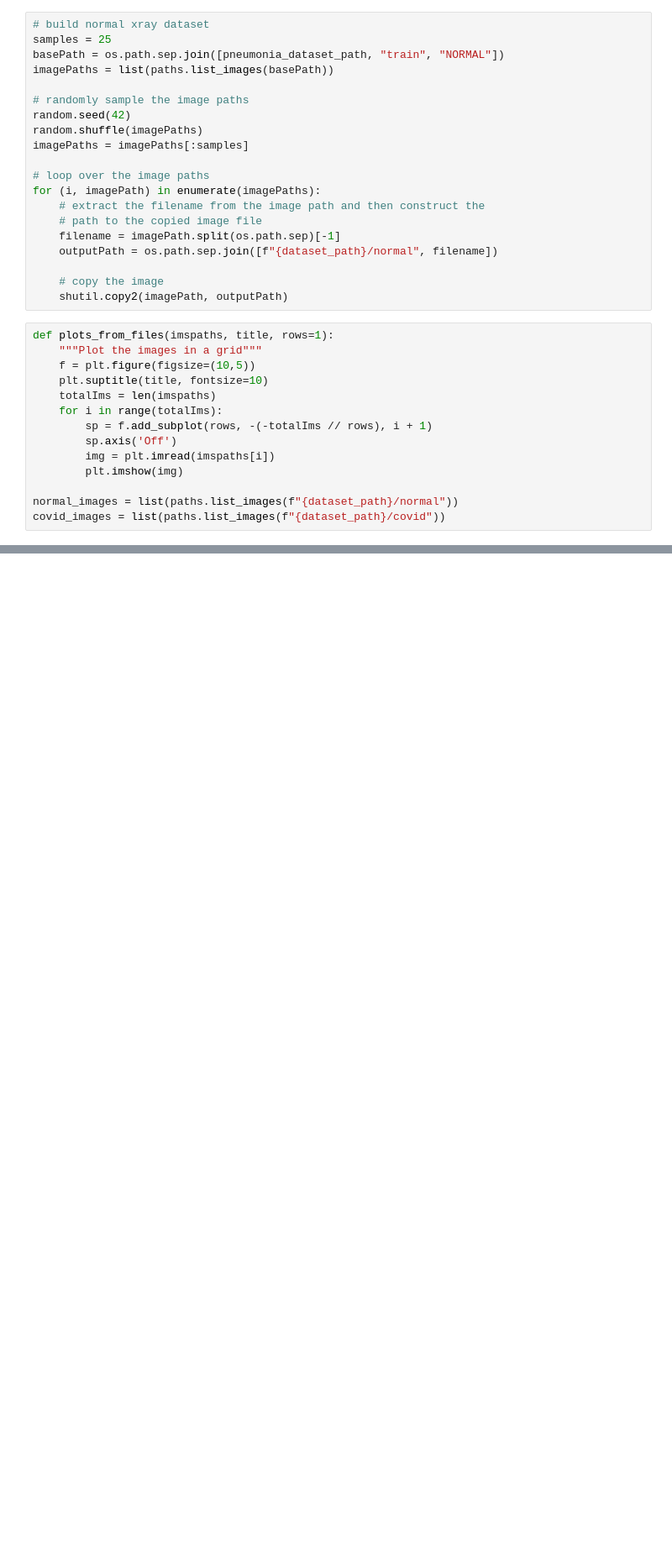
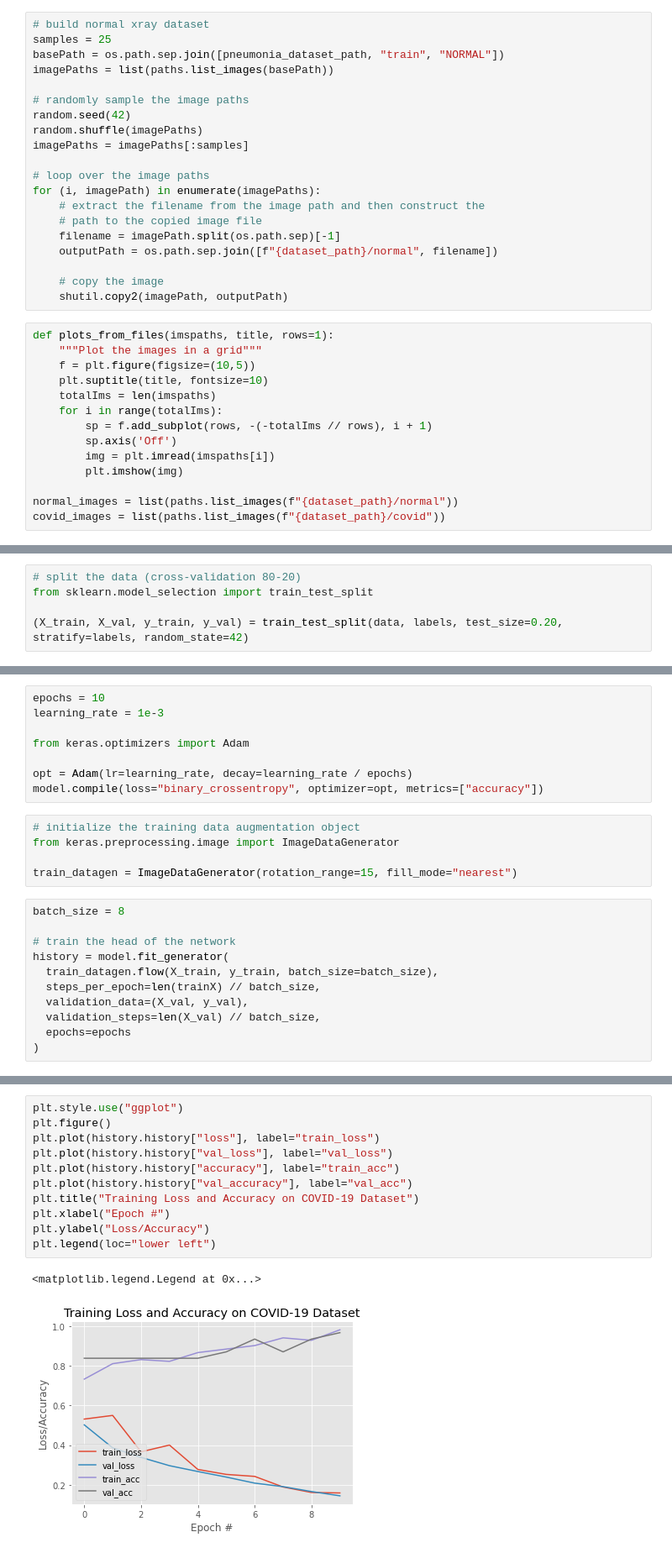
Before and after one commit to sjdonado/covid19-xray-detector, a Jupyter notebook: covid19_xray.ipynb, the cells around one changed output, grey strips where cells are left out. Shown: that part at 84% size. Saved outputs shown, nothing was run; the diff lists cells and outputs as text; blank space fills up the shorter version.

Commit message:
feat: Build and train model

```diff
--- a/covid19_xray.ipynb
+++ b/covid19_xray.ipynb
@@ -130,0 +160,5 @@ plots_from_files(covid_images, title="Covid-19 X-ray images", rows=10)
+# %%
+# split the data (cross-validation 80-20)
+from sklearn.model_selection import train_test_split
+
+(X_train, X_val, y_train, y_val) = train_test_split(data, labels, test_size=0.20, stratify=labels, random_state=42)
@@ -130,0 +189,24 @@ plots_from_files(covid_images, title="Covid-19 X-ray images", rows=10)
+# %%
+epochs = 10
+learning_rate = 1e-3
+
+from keras.optimizers import Adam
+
+opt = Adam(lr=learning_rate, decay=learning_rate / epochs)
+model.compile(loss="binary_crossentropy", optimizer=opt, metrics=["accuracy"])
+# %%
+# initialize the training data augmentation object
+from keras.preprocessing.image import ImageDataGenerator
+
+train_datagen = ImageDataGenerator(rotation_range=15, fill_mode="nearest")
+# %%
+batch_size = 8
+
+# train the head of the network
+history = model.fit_generator(
+  train_datagen.flow(X_train, y_train, batch_size=batch_size),
+  steps_per_epoch=len(trainX) // batch_size,
+  validation_data=(X_val, y_val),
+  validation_steps=len(X_val) // batch_size,
+  epochs=epochs
+)
@@ -130,0 +234,14 @@ plots_from_files(covid_images, title="Covid-19 X-ray images", rows=10)
+# %%
+plt.style.use("ggplot")
+plt.figure()
+plt.plot(history.history["loss"], label="train_loss")
+plt.plot(history.history["val_loss"], label="val_loss")
+plt.plot(history.history["accuracy"], label="train_acc")
+plt.plot(history.history["val_accuracy"], label="val_acc")
+plt.title("Training Loss and Accuracy on COVID-19 Dataset")
+plt.xlabel("Epoch #")
+plt.ylabel("Loss/Accuracy")
+plt.legend(loc="lower left")
+# %% [output]
+<matplotlib.legend.Legend at 0x...>
+[figure, added]
```
Also changed, not shown: parts of 6 cells of this notebook.
